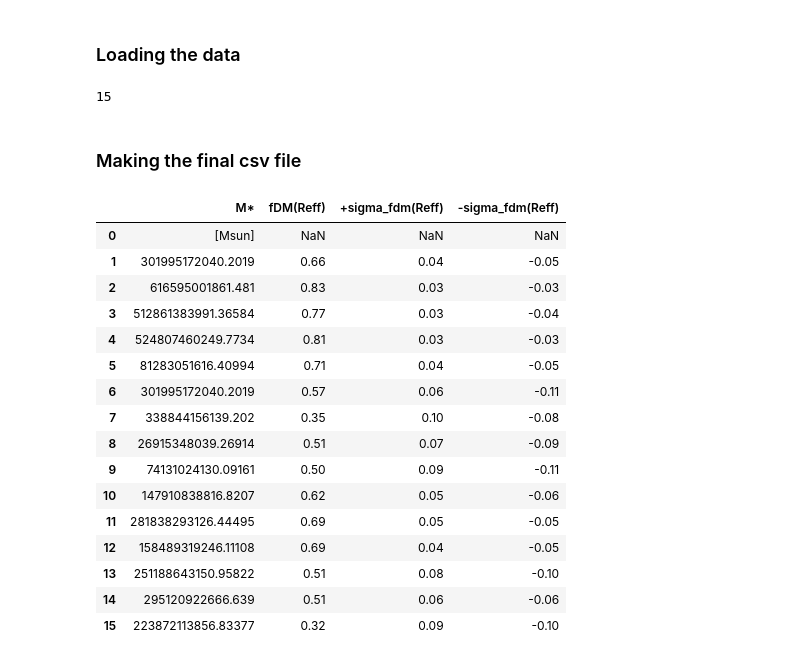
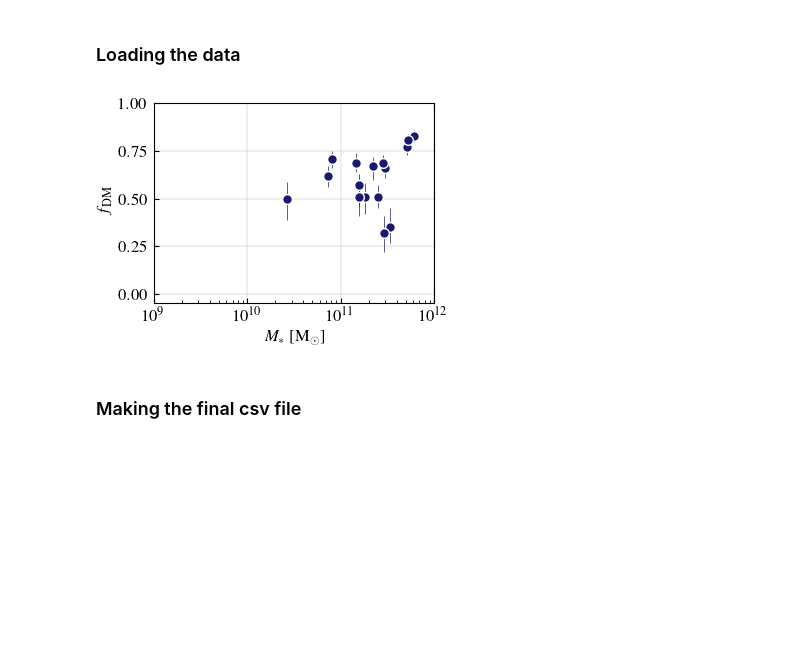
Before and after one commit to Annapreto23/TangoSIDM_DMFraction, a Jupyter notebook: data/Observational_datasets/BARNABE11_post_processed.ipynb, the cells around one changed output. Cells and saved outputs as stored; diff of their text form; code cells hidden in the pictures; blank space fills up the shorter version.

```diff
--- a/data/Observational_datasets/BARNABE11_post_processed.ipynb
+++ b/data/Observational_datasets/BARNABE11_post_processed.ipynb
@@ -16,12 +18,43 @@ cond = np.array([2,6,17,18,24,40,43,52,61,62,69,77,78,80,81])
 # %%
-logML = datasup['logMc'].values[cond]
-M = 10**(logML)
-fDM = data[:-1,3]
-higherror = data[:-1,4]
-lowerror = data[:-1,5]
-len(M)
+logML = datasup[indx_Aug,2] # logMstellar [Msun] - IMF:Chabrier
+M = 10**(logML) #Mstellar [Msun]
+fDM = data[:,0]
+higherror = data[:,1]
+lowerror = np.abs(data[:,2])
+error = np.array([lowerror,higherror])
-# %% [output]
-15
+# %%
+#################
+# Plot parameters
+params = {
+    "font.size": 12,
+    "font.family": "Times",
+    "text.usetex": True,
+    "figure.figsize": (4, 2.5),
+    "figure.subplot.left": 0.25,
+    "figure.subplot.right": 0.95,
+    "figure.subplot.bottom": 0.15,
+    "figure.subplot.top": 0.95,
+    "figure.subplot.wspace": 0.35,
+    "figure.subplot.hspace": 0.35,
+    "lines.markersize": 2,
+    "lines.linewidth": 1.5,
+}
+plt.rcParams.update(params)
+plt.figure()
+ax = plt.subplot(1, 1, 1)
+plt.grid(linestyle='-', linewidth=0.3)
+
+plt.errorbar(M, fDM, yerr=error, marker='o', markersize=7, markeredgecolor="white",
+             ls='none', lw=0.5, c='midnightblue')
+
+plt.axis([1e9, 1e12, -0.05, 1])
+plt.xscale('log')
+plt.ylabel(r"$f_{\mathrm{DM}}$")
+plt.xlabel("$M_{*}$ [M$_{\odot}$]")
+ax.tick_params(direction='in', axis='both', which='both', pad=4.5)
+plt.show()
+# %% [output]
+[figure, added]
 # %% [markdown]
 ### Making the final csv file
 # %%
@@ -30,37 +63,14 @@ with open('dataset/BARNABE11.csv', 'w', newline='') as csvfile:
     writer = csv.writer(csvfile)
 
     # Writing the name line and the unit line
-    writer.writerow([ "M*","fDM(Reff)", "+sigma_fdm(Reff)", "-sigma_fdm(Reff)"])
-    writer.writerow(["[Msun]","None", "None", "None"])
+    writer.writerow([ "Name","Mstellar[Msun]","fDM(Reff)", "+ErrorfDM", "-ErrorfDM"])
 
     # Looping through each element of the data
     for i in range(len(M)):
+        Name = GalaxyNames[i]
         Mass = M[i]
-
         fDMeff = fDM[i]
         psigma_fdmeff = higherror[i]
         msigma_fdmeff = lowerror[i]
         # Writing the data into the CSV file
-        writer.writerow([ Mass, fDMeff, psigma_fdmeff, msigma_fdmeff])
-
-# Reading the CSV file into a DataFrame
-barnabe = pd.read_csv('dataset/BARNABE11.csv')
-barnabe
+        writer.writerow([ Name, Mass, fDMeff, psigma_fdmeff, msigma_fdmeff])
-# %% [output]
-|  | M* | fDM(Reff) | +sigma_fdm(Reff) | -sigma_fdm(Reff) |
-| 0 | [Msun] | NaN | NaN | NaN |
-| 1 | 301995172040.2019 | 0.66 | 0.04 | -0.05 |
-| 2 | 616595001861.481 | 0.83 | 0.03 | -0.03 |
-| 3 | 512861383991.36584 | 0.77 | 0.03 | -0.04 |
-| 4 | 524807460249.7734 | 0.81 | 0.03 | -0.03 |
-| 5 | 81283051616.40994 | 0.71 | 0.04 | -0.05 |
-| 6 | 301995172040.2019 | 0.57 | 0.06 | -0.11 |
-| 7 | 338844156139.202 | 0.35 | 0.10 | -0.08 |
-| 8 | 26915348039.26914 | 0.51 | 0.07 | -0.09 |
-| 9 | 74131024130.09161 | 0.50 | 0.09 | -0.11 |
-| 10 | 147910838816.8207 | 0.62 | 0.05 | -0.06 |
-| 11 | 281838293126.44495 | 0.69 | 0.05 | -0.05 |
-| 12 | 158489319246.11108 | 0.69 | 0.04 | -0.05 |
-| 13 | 251188643150.95822 | 0.51 | 0.08 | -0.10 |
-| 14 | 295120922666.639 | 0.51 | 0.06 | -0.06 |
-| 15 | 223872113856.83377 | 0.32 | 0.09 | -0.10 |
```
Also changed, not shown: parts of 4 cells of this notebook, 5 other files.
